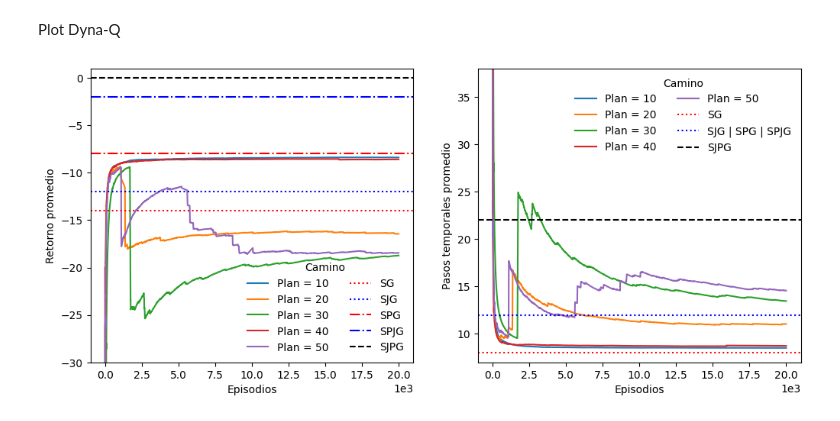
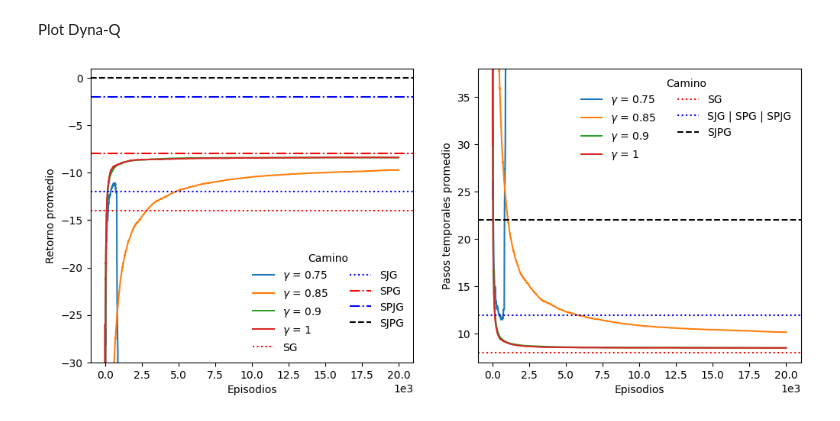
Before and after one commit to Cheva94/Diplo_Opt, a Jupyter notebook: 2_RL/plot.ipynb, the cells around one changed output. Drawn from its saved outputs; the diff is of its cells as text; code cells hidden in the pictures.

Commit message:
dyna-q listo

```diff
--- a/2_RL/plot.ipynb
+++ b/2_RL/plot.ipynb
@@ -273,7 +273,7 @@ Plot
 _, axs = plt.subplots(1, 2, figsize=(12, 5))
 
 # for p_a in [0.05, 0.1, 0.15, 0.2, 0.25]:
-#     File = pd.read_csv(f'Outputs/Lab2/SARSA-SoftMax/Alpha/its-1000_eps-20000_a-{p_a}_g-1_t-0.05.csv', header=None, sep='\t').iloc[153:, :2].to_numpy().astype(int)
+#     File = pd.read_csv(f'Outputs/Lab2/Dyna-Q/Alpha/its-1000_eps-20000_a-{p_a}_g-1_t-0.05.csv', header=None, sep='\t').iloc[153:, :2].to_numpy().astype(int)
 #     axs[0].plot(mean_evol(File[:,0]), label=rf'$\alpha$ = {p_a}')
 #     axs[1].plot(mean_evol(File[:,1]), label=rf'$\alpha$ = {p_a}')
 
@@ -283,12 +283,12 @@ _, axs = plt.subplots(1, 2, figsize=(12, 5))
 #     axs[1].plot(mean_evol(File[:,1]), label=rf'$\gamma$ = {p_g}')
 
 # for p_t in [0.03, 0.05, 0.1, 0.5, 1]:
-#     File = pd.read_csv(f'Outputs/Lab2/SARSA-SoftMax/Tau/its-1000_eps-20000_a-0.1_g-0.45_t-{p_t}.csv', header=None, sep='\t').iloc[153:, :2].to_numpy().astype(int)
+#     File = pd.read_csv(f'Outputs/Lab2/Dyna-Q/Tau/its-1000_eps-20000_a-0.1_g-0.45_t-{p_t}.csv', header=None, sep='\t').iloc[153:, :2].to_numpy().astype(int)
 #     axs[0].plot(mean_evol(File[:,0]), label=rf'$\tau$ = {p_t}')
 #     axs[1].plot(mean_evol(File[:,1]), label=rf'$\tau$ = {p_t}')
 
 for eps in [200000, 150000, 100000, 50000, 20000]:
-    File = pd.read_csv(f'Outputs/Lab2/SARSA-SoftMax/Episodios/its-1000_eps-{eps}_a-0.1_g-0.45_t-0.03.csv', header=None, sep='\t').iloc[153:, :2].to_numpy().astype(int)
+    File = pd.read_csv(f'Outputs/Lab2/Dyna-Q/Episodios/its-1000_eps-{eps}_a-0.1_g-0.45_t-0.03.csv', header=None, sep='\t').iloc[153:, :2].to_numpy().astype(int)
     axs[0].plot(mean_evol(File[:,0]))
     axs[1].plot(mean_evol(File[:,1]))
 
@@ -317,10 +317,10 @@ axs[1].set_ylabel('Pasos temporales promedio')
 axs[0].legend(loc='lower right', frameon=False, fancybox=True, title='Camino', ncol=2)
 axs[1].legend(loc='upper right', frameon=False, fancybox=True, title='Camino', ncol=2)
 
-# plt.savefig('Outputs/Lab2/SARSA-SoftMax/Alpha/its-1000_eps-20000_g-1_t-0.05.png')
-# plt.savefig('Outputs/Lab2/SARSA-SoftMax/Gamma/its-1000_eps-20000_a-0.1_t-0.05.png')
-# plt.savefig('Outputs/Lab2/SARSA-SoftMax/Tau/its-1000_eps-20000_a-0.1_g-0.45.png')
-plt.savefig('Outputs/Lab2/SARSA-SoftMax/Episodios/its-1000_a-0.1_g-0.45_t-0.03.png')
+# plt.savefig('Outputs/Lab2/Dyna-Q/Alpha/its-1000_eps-20000_g-1_t-0.05.png')
+# plt.savefig('Outputs/Lab2/Dyna-Q/Gamma/its-1000_eps-20000_a-0.1_t-0.05.png')
+# plt.savefig('Outputs/Lab2/Dyna-Q/Tau/its-1000_eps-20000_a-0.1_g-0.45.png')
+plt.savefig('Outputs/Lab2/Dyna-Q/Episodios/its-1000_a-0.1_g-0.45_t-0.03.png')
 # %% [markdown]
 ### Dyna-Q y Q-learning con $\epsilon$-greedy
 
@@ -534,60 +534,60 @@ Plot Dyna-Q
 # %%
 _, axs = plt.subplots(1, 2, figsize=(12, 5))
 
-for p_s in [10, 20, 30, 40, 50]:#, 60, 70, 80, 90, 100]:
-    File = pd.read_csv(f'Outputs/Lab2/Dyna-Q/Steps/its-1000_eps-20000_a-0.1_g-1_e-0.05_s-{p_s}.csv', header=None, sep='\t').iloc[153:, :2].to_numpy().astype(int)
-    axs[0].plot(mean_evol(File[:,0]), label=rf'Plan = {p_s}')
-    axs[1].plot(mean_evol(File[:,1]), label=rf'Plan = {p_s}')
+# for p_s in [10, 20, 30, 40, 50, 60, 70]:
+#     File = pd.read_csv(f'Outputs/Lab2/Dyna-Q/Steps/its-1000_eps-20000_a-0.1_g-1_e-0.05_s-{p_s}.csv', header=None, sep='\t').iloc[153:, :2].to_numpy().astype(int)
+#     axs[0].plot(mean_evol(File[:,0]), label=rf'Plan = {p_s}')
+#     axs[1].plot(mean_evol(File[:,1]), label=rf'Plan = {p_s}')
 
 # for p_a in [0.05, 0.1, 0.15, 0.2, 0.25]:
-#     File = pd.read_csv(f'Outputs/Lab2/SARSA-SoftMax/Alpha/its-1000_eps-20000_a-{p_a}_g-1_t-0.05.csv', header=None, sep='\t').iloc[153:, :2].to_numpy().astype(int)
+#     File = pd.read_csv(f'Outputs/Lab2/Dyna-Q/Alpha/its-1000_eps-20000_a-{p_a}_g-1_e-0.05_s-10.csv', header=None, sep='\t').iloc[153:, :2].to_numpy().astype(int)
 #     axs[0].plot(mean_evol(File[:,0]), label=rf'$\alpha$ = {p_a}')
 #     axs[1].plot(mean_evol(File[:,1]), label=rf'$\alpha$ = {p_a}')
 
-# for p_g in [0.35, 0.45, 0.55, 0.65, 0.75, 0.85, 0.9, 1]:
-#     File = pd.read_csv(f'Outputs/Lab2/SARSA-SoftMax/Gamma/its-1000_eps-20000_a-0.1_g-{p_g}_t-0.05.csv', header=None, sep='\t').iloc[153:, :2].to_numpy().astype(int)
-#     axs[0].plot(mean_evol(File[:,0]), label=rf'$\gamma$ = {p_g}')
-#     axs[1].plot(mean_evol(File[:,1]), label=rf'$\gamma$ = {p_g}')
+for p_g in [0.75, 0.85, 0.9, 1]:
+    File = pd.read_csv(f'Outputs/Lab2/Dyna-Q/Gamma/its-1000_eps-20000_a-0.1_g-{p_g}_e-0.05_s-10.csv', header=None, sep='\t').iloc[153:, :2].to_numpy().astype(int)
+    axs[0].plot(mean_evol(File[:,0]), label=rf'$\gamma$ = {p_g}')
+    axs[1].plot(mean_evol(File[:,1]), label=rf'$\gamma$ = {p_g}')
 
 # for p_t in [0.03, 0.05, 0.1, 0.5, 1]:
-#     File = pd.read_csv(f'Outputs/Lab2/SARSA-SoftMax/Tau/its-1000_eps-20000_a-0.1_g-0.45_t-{p_t}.csv', header=None, sep='\t').iloc[153:, :2].to_numpy().astype(int)
+#     File = pd.read_csv(f'Outputs/Lab2/Dyna-Q/Tau/its-1000_eps-20000_a-0.1_g-0.45_t-{p_t}.csv', header=None, sep='\t').iloc[153:, :2].to_numpy().astype(int)
 #     axs[0].plot(mean_evol(File[:,0]), label=rf'$\tau$ = {p_t}')
 #     axs[1].plot(mean_evol(File[:,1]), label=rf'$\tau$ = {p_t}')
 
 # for eps in [200000, 150000, 100000, 50000, 20000]:
-#     File = pd.read_csv(f'Outputs/Lab2/SARSA-SoftMax/Episodios/its-1000_eps-{eps}_a-0.1_g-0.45_t-0.03.csv', header=None, sep='\t').iloc[153:, :2].to_numpy().astype(int)
+#     File = pd.read_csv(f'Outputs/Lab2/Dyna-Q/Episodios/its-1000_eps-{eps}_a-0.1_g-0.45_t-0.03.csv', header=None, sep='\t').iloc[153:, :2].to_numpy().astype(int)
 #     axs[0].plot(mean_evol(File[:,0]))
 #     axs[1].plot(mean_evol(File[:,1]))
 
 axs[0].set_ylim(-30, 1)
 axs[1].set_ylim(7, 38)
 
 axs[0].axhline(-14, color='red', linestyle=':', label='SG')
 axs[0].axhline(-12, color='blue', linestyle=':', label='SJG')
 axs[0].axhline(-8, color='red', linestyle='-.', label='SPG')
 axs[0].axhline(-2, color='blue', linestyle='-.', label='SPJG')
 axs[0].axhline(0, color='black', linestyle='--', label='SJPG')
 
 axs[0].set_xlabel('Episodios')
 axs[1].set_xlabel('Episodios')
 
 axs[1].axhline(8, color='red', linestyle=':', label='SG')
 axs[1].axhline(12, color='blue', linestyle=':', label='SJG | SPG | SPJG')
 axs[1].axhline(22, color='black', linestyle='--', label='SJPG')
 
 axs[0].ticklabel_format(style='sci', axis='x', scilimits=(3,3))
 axs[1].ticklabel_format(style='sci', axis='x', scilimits=(3,3))
 
 axs[0].set_ylabel('Retorno promedio')
 axs[1].set_ylabel('Pasos temporales promedio')
 
 axs[0].legend(loc='lower right', frameon=False, fancybox=True, title='Camino', ncol=2)
 axs[1].legend(loc='upper right', frameon=False, fancybox=True, title='Camino', ncol=2)
 
-plt.savefig('Outputs/Lab2/Dyna-Q/Steps/its-1000_eps-20000_a-0.1_g-1_e-0.05.png')
-# plt.savefig('Outputs/Lab2/SARSA-SoftMax/Alpha/its-1000_eps-20000_g-1_t-0.05.png')
-# plt.savefig('Outputs/Lab2/SARSA-SoftMax/Gamma/its-1000_eps-20000_a-0.1_t-0.05.png')
-# plt.savefig('Outputs/Lab2/SARSA-SoftMax/Tau/its-1000_eps-20000_a-0.1_g-0.45.png')
-# plt.savefig('Outputs/Lab2/SARSA-SoftMax/Episodios/its-1000_a-0.1_g-0.45_t-0.03.png')
+# plt.savefig('Outputs/Lab2/Dyna-Q/Steps/its-1000_eps-20000_a-0.1_g-1_e-0.05.png')
+# plt.savefig('Outputs/Lab2/Dyna-Q/Alpha/its-1000_eps-20000_g-1_e-0.05_s-10.png')
+plt.savefig('Outputs/Lab2/Dyna-Q/Gamma/its-1000_eps-20000_a-0.1_e-0.05_s-10.png')
+# plt.savefig('Outputs/Lab2/Dyna-Q/Tau/its-1000_eps-20000_a-0.1_g-0.45.png')
+# plt.savefig('Outputs/Lab2/Dyna-Q/Episodios/its-1000_a-0.1_g-0.45_t-0.03.png')
 # %% [output]
-[figure, old version]
+[figure, new version]
```
Also changed, not shown: 17 other files.
